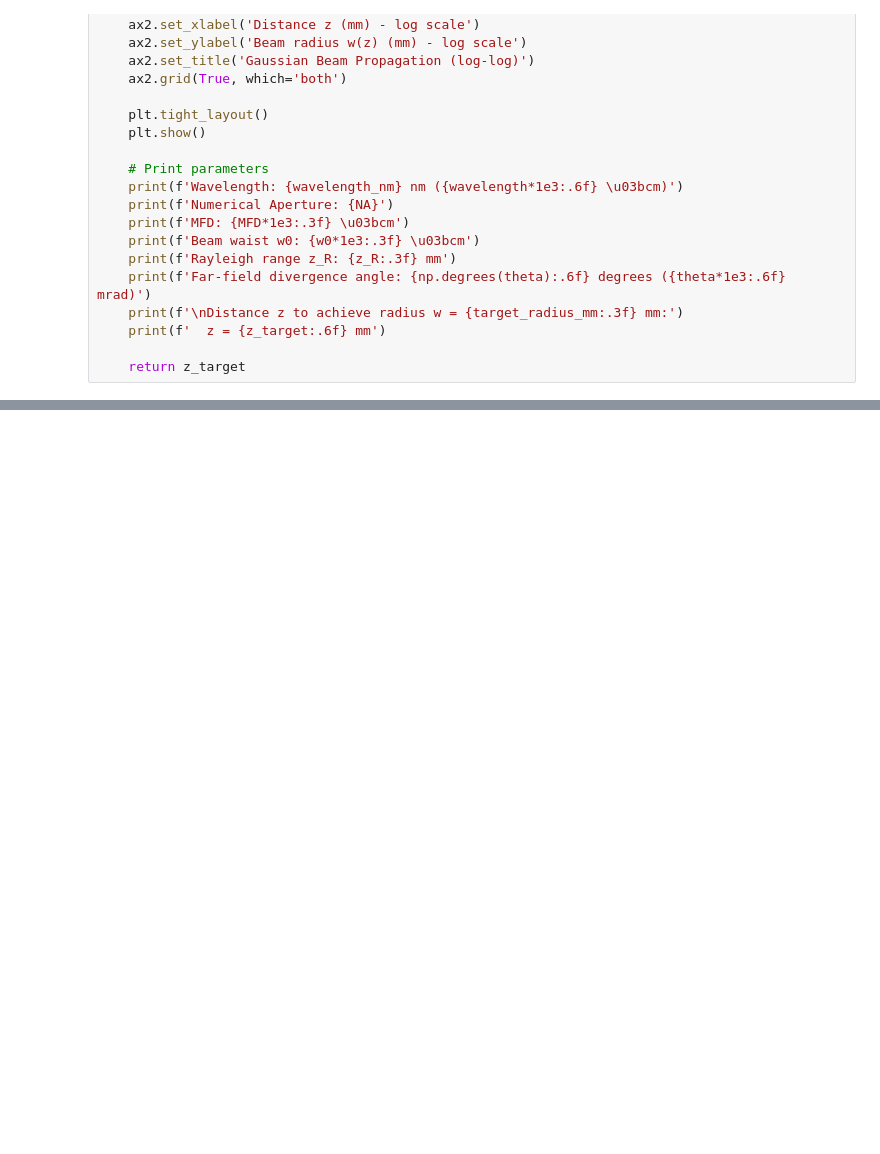
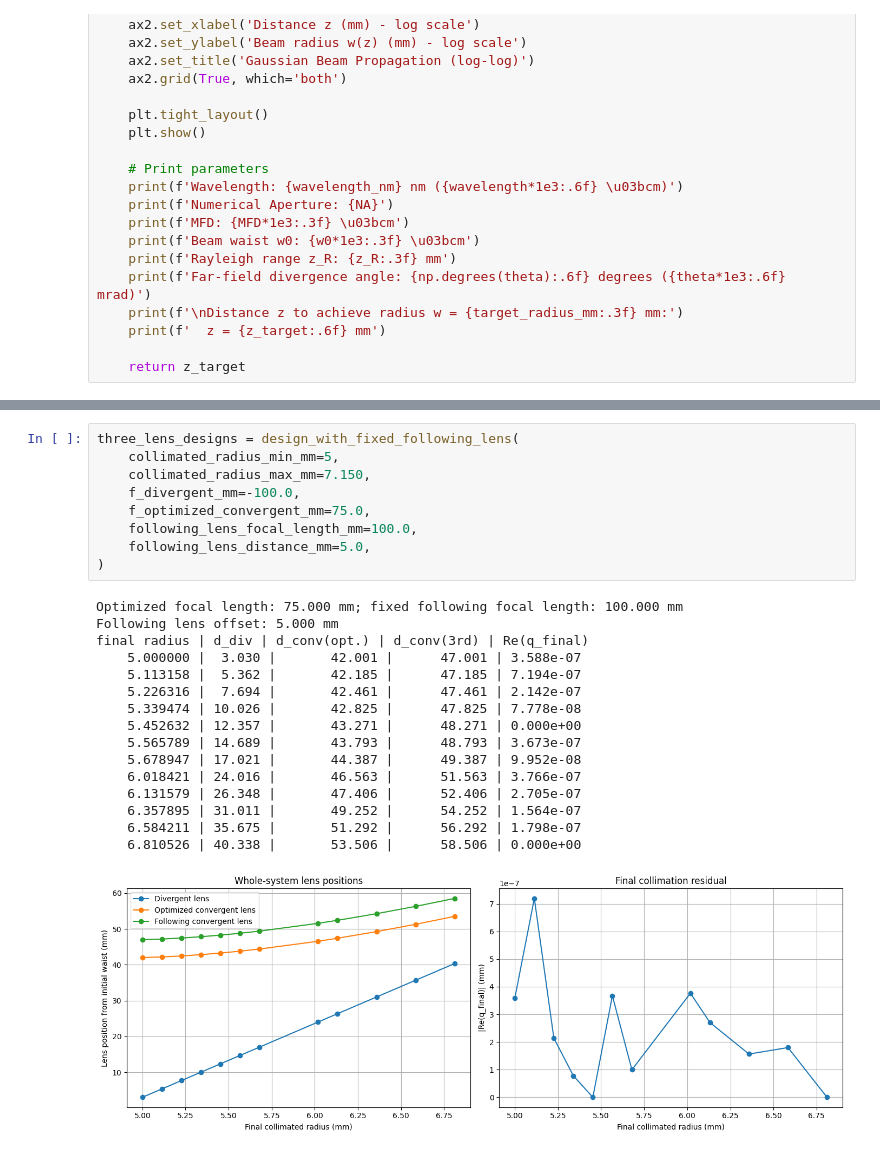
Before and after one commit to Eric-Vidal-hub/PhD_simulations, a Jupyter notebook: collimator.ipynb, the cells around one changed output, grey strips where cells are left out. Drawn from its saved outputs; the diff is of its cells as text; blank space fills up the shorter version.

```diff
--- a/collimator.ipynb
+++ b/collimator.ipynb
@@ -144,0 +636,26 @@ $$z = z_R \sqrt{\left(\frac{w}{w_0}\right)^2 - 1}$$
+# %%
+three_lens_designs = design_with_fixed_following_lens(
+    collimated_radius_min_mm=5,
+    collimated_radius_max_mm=7.150,
+    f_divergent_mm=-100.0,
+    f_optimized_convergent_mm=75.0,
+    following_lens_focal_length_mm=100.0,
+    following_lens_distance_mm=5.0,
+)
+# %% [output]
+Optimized focal length: 75.000 mm; fixed following focal length: 100.000 mm
+Following lens offset: 5.000 mm
+final radius | d_div | d_conv(opt.) | d_conv(3rd) | Re(q_final)
+    5.000000 |  3.030 |       42.001 |      47.001 | 3.588e-07
+    5.113158 |  5.362 |       42.185 |      47.185 | 7.194e-07
+    5.226316 |  7.694 |       42.461 |      47.461 | 2.142e-07
+    5.339474 | 10.026 |       42.825 |      47.825 | 7.778e-08
+    5.452632 | 12.357 |       43.271 |      48.271 | 0.000e+00
+    5.565789 | 14.689 |       43.793 |      48.793 | 3.673e-07
+    5.678947 | 17.021 |       44.387 |      49.387 | 9.952e-08
+    6.018421 | 24.016 |       46.563 |      51.563 | 3.766e-07
+    6.131579 | 26.348 |       47.406 |      52.406 | 2.705e-07
+    6.357895 | 31.011 |       49.252 |      54.252 | 1.564e-07
+    6.584211 | 35.675 |       51.292 |      56.292 | 1.798e-07
+    6.810526 | 40.338 |       53.506 |      58.506 | 0.000e+00
+[figure, added]
```
Also changed, not shown: parts of 11 cells of this notebook.
